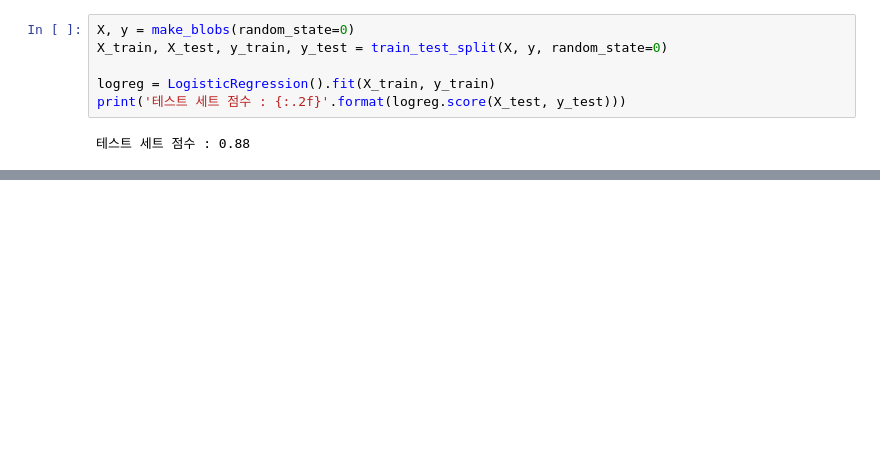
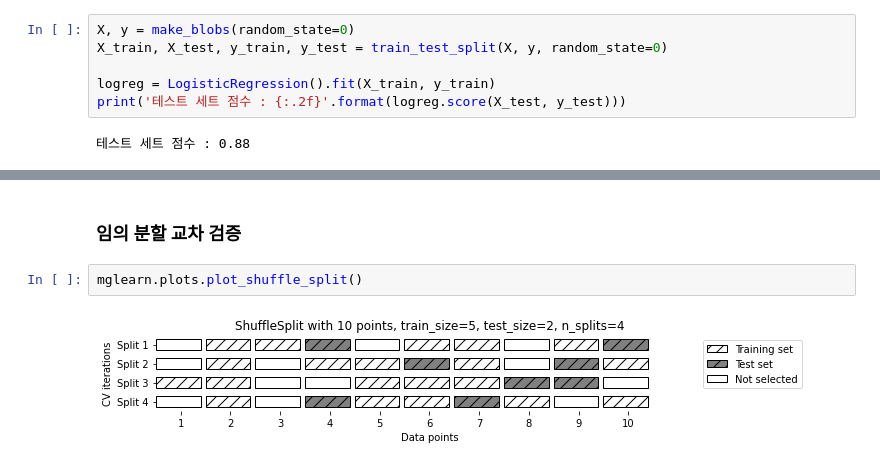
Before and after one commit to iamjinuk/TextBooks, a Jupyter notebook: Introduction to Machine Learning with Python/Chapter.5 모델 평가와 성능 향상.ipynb, the cells around one changed output, grey strips where cells are left out. Cells and saved outputs as stored; diff of their text form; blank space fills up the shorter version.

```diff
--- a/Introduction to Machine Learning with Python/Chapter.5 모델 평가와 성능 향상.ipynb
+++ b/Introduction to Machine Learning with Python/Chapter.5 모델 평가와 성능 향상.ipynb
@@ -22,0 +144,6 @@ y.shape
+# %% [markdown]
+### 임의 분할 교차 검증
+# %%
+mglearn.plots.plot_shuffle_split()
+# %% [output]
+[figure, added]
```
Also changed, not shown: parts of 38 cells of this notebook.
